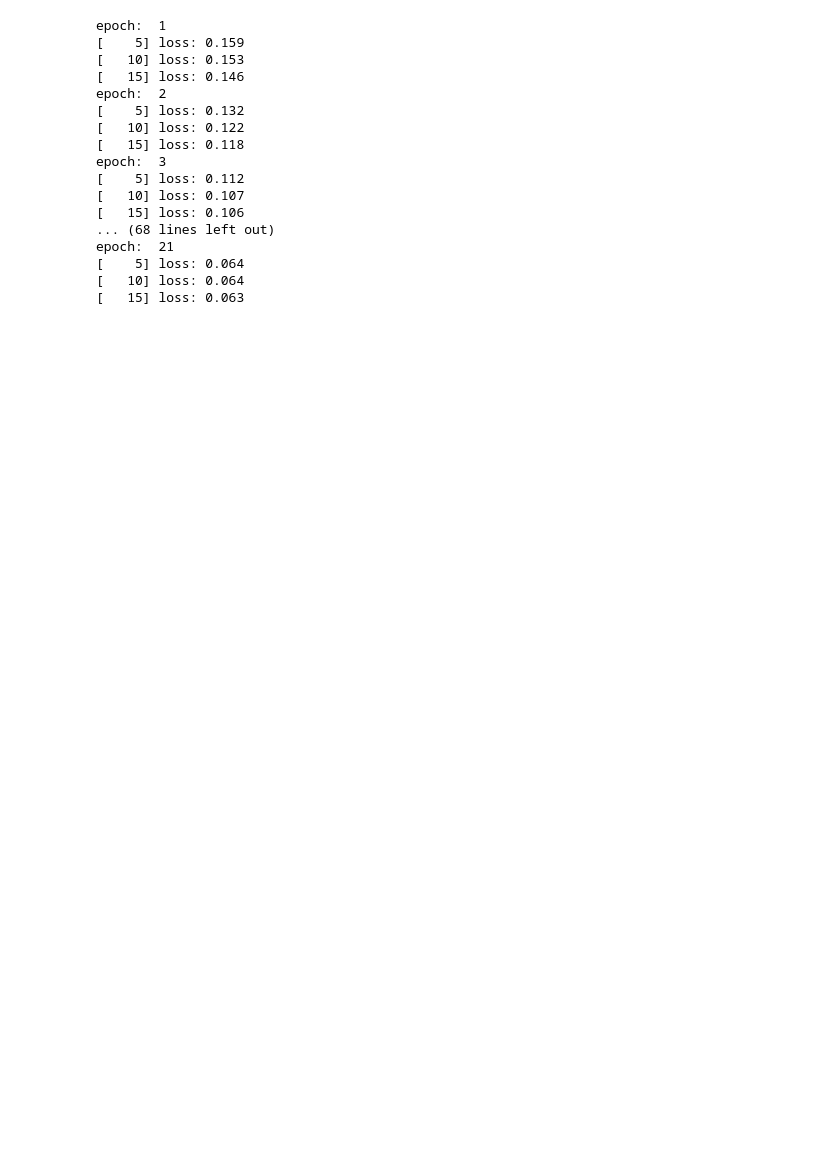
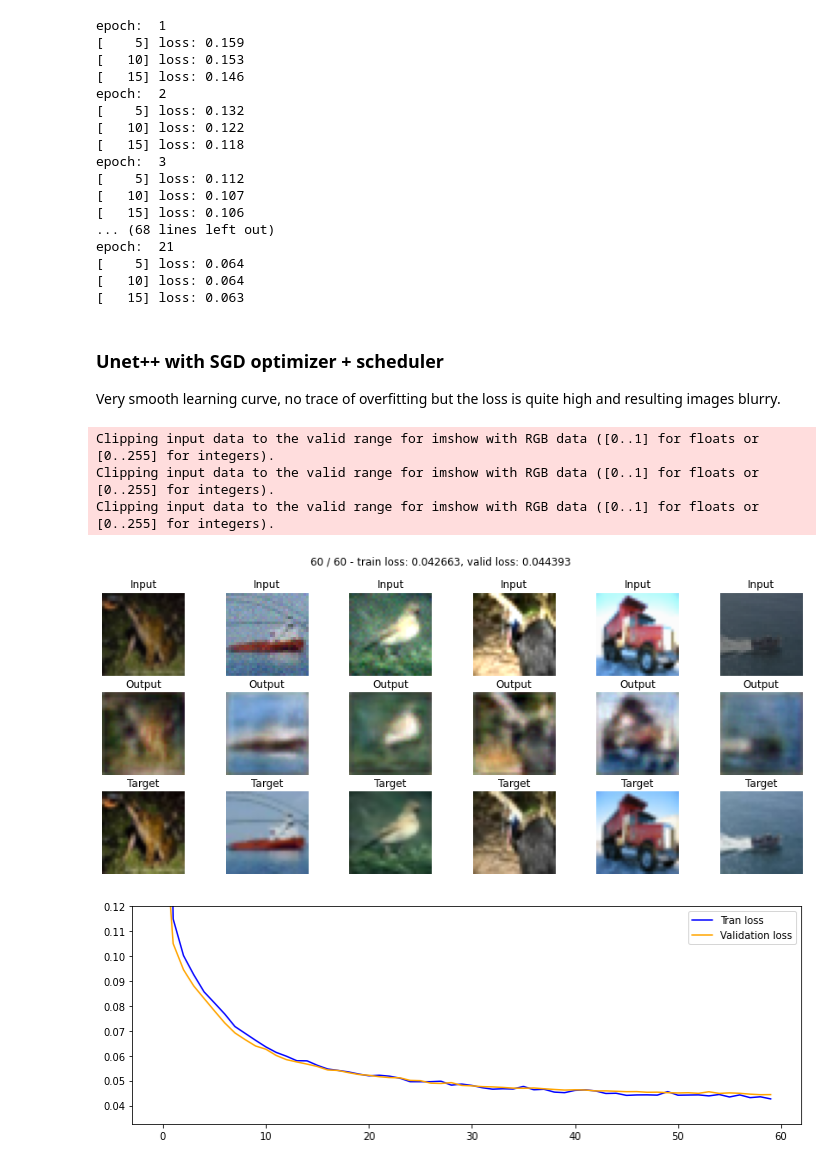
Before and after one commit to Nomow/02456-deep-learning-image-denoising, a Jupyter notebook: train.ipynb, the cells around one changed output. Saved outputs shown, nothing was run; the diff lists cells and outputs as text; code cells hidden in the pictures; blank space fills up the shorter version.

Commit message:
Visualisations added

```diff
--- a/train.ipynb
+++ b/train.ipynb
@@ -97,7 +99,7 @@ test_data = test_data[idx_test]
 # train_data = train_data[:5000]
 # test_data = test_data[:2000]
 # %%
-batch_size = 320
+batch_size = 128
 # transform = {
 #         'train': transforms.Compose([
 #             transforms.Resize((32, 32)),
@@ -241,16 +245,11 @@ criterion = torch.nn.MSELoss()
 optimizer = torch.optim.SGD(net.parameters(), lr=0.01, momentum=0.9)
 scheduler = torch.optim.lr_scheduler.StepLR(optimizer, step_size, gamma=0.1, last_epoch=-1, verbose=False)
 
-
-
-
 # trains only last layer
 for i in range(epochs):
   print("epoch: ", i + 1)
-  net = train(net, criterion, optimizer, scheduler, train_loader, batch_print, device)
-  train_loss = test(net, criterion, train_loader, device)
-
-
+  net, train_loss = train(net, criterion, optimizer, scheduler, train_loader, batch_print, device)
+  train_loss = test(net, criterion, test_loader, device)
 
   if i % 5 == 0:
     torch.save(net.state_dict(), "/content/data/model" + str(i) + ".pt")
@@ -274,0 +358,23 @@ epoch:  21
+# %% [markdown]
+### Unet++ with SGD optimizer + scheduler
+
+Very smooth learning curve, no trace of overfitting but the loss is quite high and resulting images blurry.
+# %%
+net = smp.UnetPlusPlus(   #smp.Unet,
+    encoder_name="resnet34",        # choose encoder, e.g. mobilenet_v2 or efficientnet-b7
+    encoder_weights="imagenet",     # use `imagenet` pre-trained weights for encoder initialization
+    in_channels=3,                  # model input channels (1 for gray-scale images, 3 for RGB, etc.)
+    classes=3,                      # model output channels (number of classes in your dataset)
+)
+model = net.to(device)
+
+optimizer = torch.optim.SGD(net.parameters(), lr=0.01, momentum=0.9)
+scheduler = torch.optim.lr_scheduler.StepLR(optimizer, step_size = 15, gamma=0.5, last_epoch=-1, verbose=False)
+
+train2(model, optimizer, 60, scheduler)
+# %% [output]
+Clipping input data to the valid range for imshow with RGB data ([0..1] for floats or [0..255] for integers).
+Clipping input data to the valid range for imshow with RGB data ([0..1] for floats or [0..255] for integers).
+Clipping input data to the valid range for imshow with RGB data ([0..1] for floats or [0..255] for integers).
+[figure, added]
+[figure, added]
```
Also changed, not shown: parts of 11 cells of this notebook.
